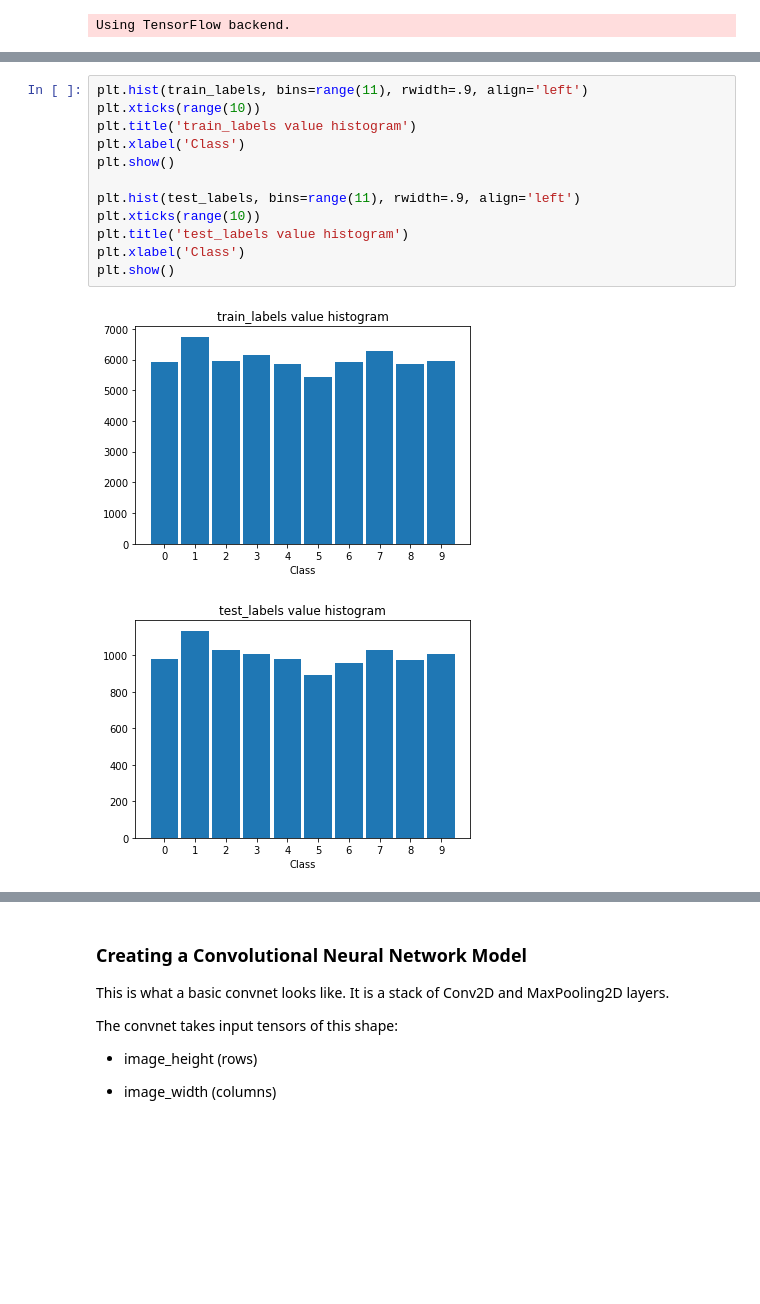
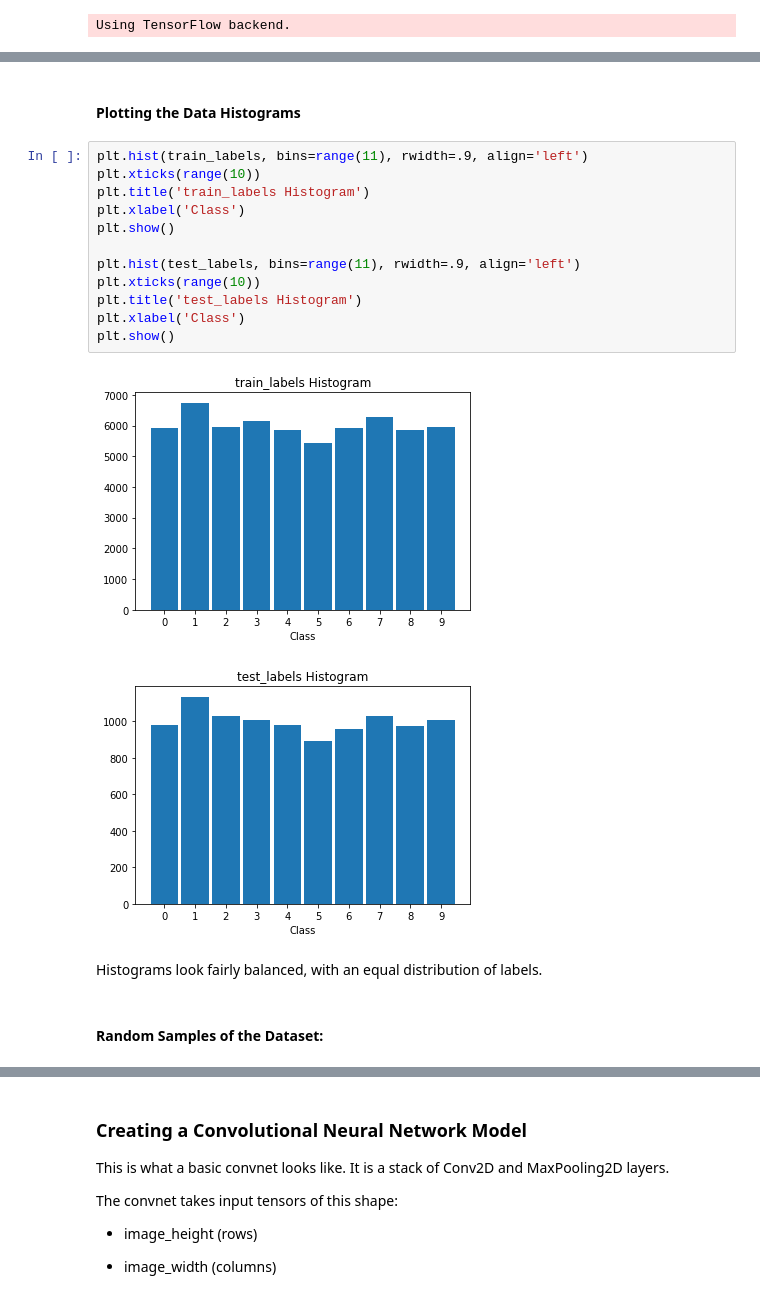
Before and after one commit to yallport/MNIST-CNN, a Jupyter notebook: MNIST CNN.ipynb, the cells around one changed output, grey strips where cells are left out. Saved outputs shown, nothing was run; the diff lists cells and outputs as text; blank space fills up the shorter version.

```diff
--- a/MNIST CNN.ipynb
+++ b/MNIST CNN.ipynb
@@ -30,18 +43,24 @@ The MNIST database contains 60,000 training images and 10,000 testing images.
+# %% [markdown]
+#### Plotting the Data Histograms
 # %%
 plt.hist(train_labels, bins=range(11), rwidth=.9, align='left')
 plt.xticks(range(10))
-plt.title('train_labels value histogram')
+plt.title('train_labels Histogram')
 plt.xlabel('Class')
 plt.show()
 
 plt.hist(test_labels, bins=range(11), rwidth=.9, align='left')
 plt.xticks(range(10))
-plt.title('test_labels value histogram')
+plt.title('test_labels Histogram')
 plt.xlabel('Class')
 plt.show()
 # %% [output]
-[figure, old version]
+[figure, new version]
-[figure, old version]
+[figure, new version]
+# %% [markdown]
+Histograms look fairly balanced, with an equal distribution of labels.
+# %% [markdown]
+#### Random Samples of the Dataset:
 # %%
 for i in range(3):
     idx = random.randrange(test_images.shape[0])
```
Also changed, not shown: parts of 18 cells of this notebook.
